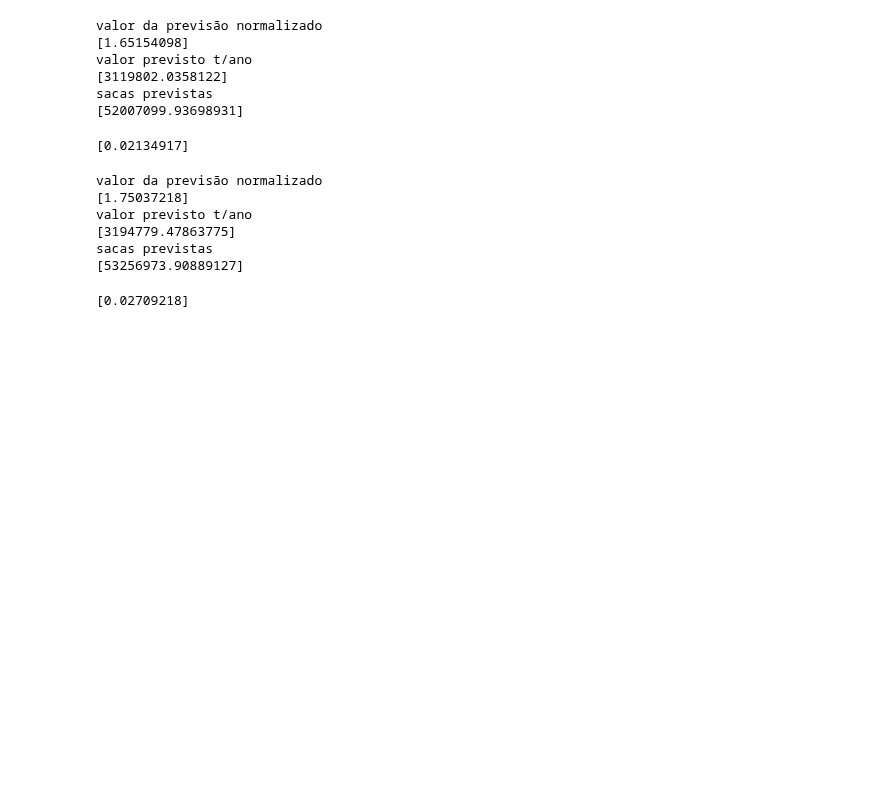
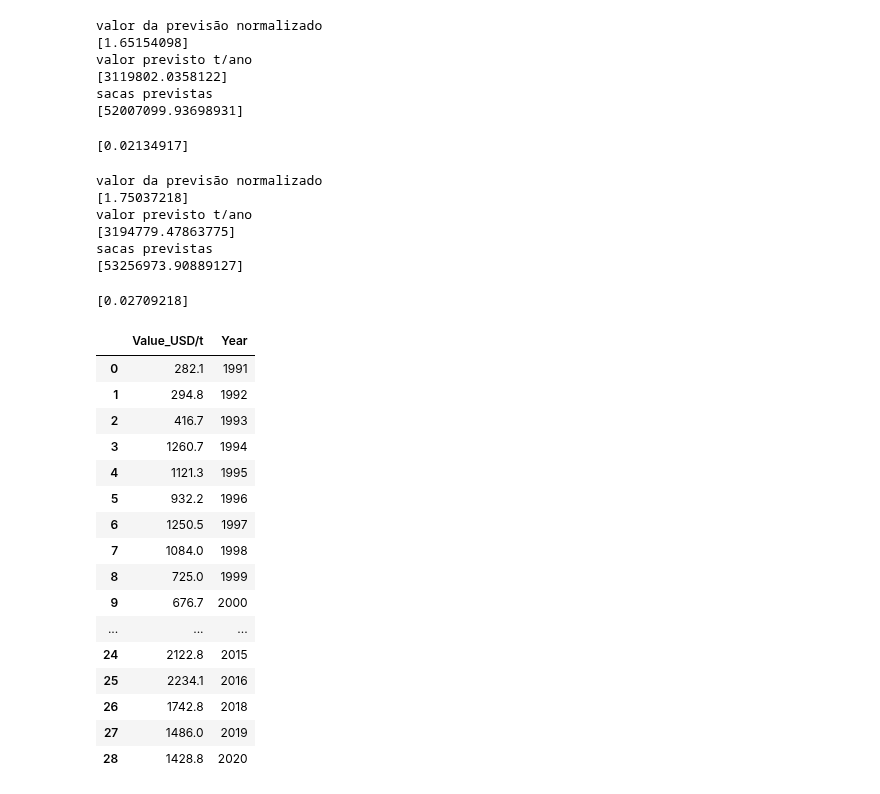
Before and after one commit to fredstrey/data-science, a Jupyter notebook: cafe.ipynb, the cells around one changed output. Saved outputs shown, nothing was run; the diff lists cells and outputs as text; code cells hidden in the pictures; blank space fills up the shorter version.

```diff
--- a/cafe.ipynb
+++ b/cafe.ipynb
@@ -364,3 +364,27 @@ print(erro)
 [0.02709218]
 # %%
 #Utilizando dados posteriores a 1990, foi possível obter valores mais próximos da realidade
+# %%
+
+value= pd.read_csv('value.csv')
+value = value.rename(columns={'Value': 'Value_USD/t'})
+value = value[['Value_USD/t', 'Year']]
+value
+# %% [output]
+|  | Value_USD/t | Year |
+| 0 | 282.1 | 1991 |
+| 1 | 294.8 | 1992 |
+| 2 | 416.7 | 1993 |
+| 3 | 1260.7 | 1994 |
+| 4 | 1121.3 | 1995 |
+| 5 | 932.2 | 1996 |
+| 6 | 1250.5 | 1997 |
+| 7 | 1084.0 | 1998 |
+| 8 | 725.0 | 1999 |
+| 9 | 676.7 | 2000 |
+| ... | ... | ... |
+| 24 | 2122.8 | 2015 |
+| 25 | 2234.1 | 2016 |
+| 26 | 1742.8 | 2018 |
+| 27 | 1486.0 | 2019 |
+| 28 | 1428.8 | 2020 |
```
Also changed, not shown: parts of 10 cells of this notebook, 1 other file.
